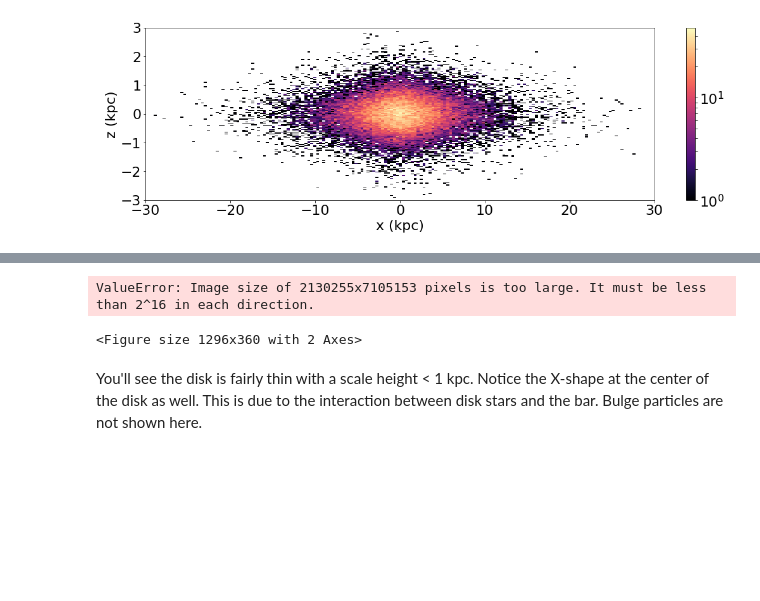
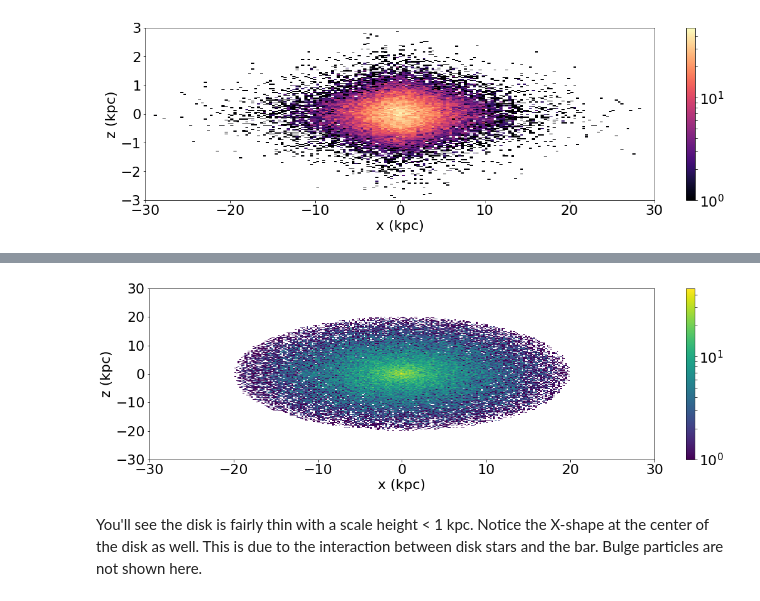
Before and after one commit to Ximena89/and_yet_it_moves, a Jupyter notebook: codigo/Plotting_Template.ipynb, the cells around one changed output, grey strips where cells are left out. Drawn from its saved outputs; the diff is of its cells as text; code cells hidden in the pictures; blank space fills up the shorter version.

```diff
--- a/codigo/Plotting_Template.ipynb
+++ b/codigo/Plotting_Template.ipynb
@@ -255,28 +282,27 @@ ValueError: Image size of 140830x1082323 pixels is too large. It must be less th
 # %%
-# MW Disk Density, edge on
+#### MW DM Density, edge on ####
 
 fig = plt.figure(figsize=(18,5))
 ax = plt.subplot(111)
+plt.hist2d(xpos_dm_in_20, zpos_dm_in_20, bins=200, norm=LogNorm(), cmap='viridis')
+plt.colorbar()
 
-#### DM edge on ####
-plt.hist2d(xpos_dm, zpos_dm, bins=200, norm=LogNorm(), cmap='plasma')
-plt.colorbar()
+
 
 # Add axis labels
 plt.xlabel('x (kpc)', fontsize=22)
 plt.ylabel('z (kpc)', fontsize=22)
 
 #set axis limits
-plt.ylim(-3,3)
+plt.ylim(-30,30)
 plt.xlim(-30,30)
 
 #adjust tick label font size
 label_size = 22
 matplotlib.rcParams['xtick.labelsize'] = label_size
 matplotlib.rcParams['ytick.labelsize'] = label_size
 # %% [output]
-ValueError: Image size of 2130255x7105153 pixels is too large. It must be less than 2^16 in each direction.
-<Figure size 1296x360 with 2 Axes>
+[figure, added]
 # %% [markdown]
 You'll see the disk is fairly thin with a scale height < 1 kpc. Notice the X-shape at the center of the disk as well. This is due to the interaction between disk stars and the bar. Bulge particles are not shown here.
 # %% [markdown]
```
Also changed, not shown: parts of 5 cells of this notebook.
